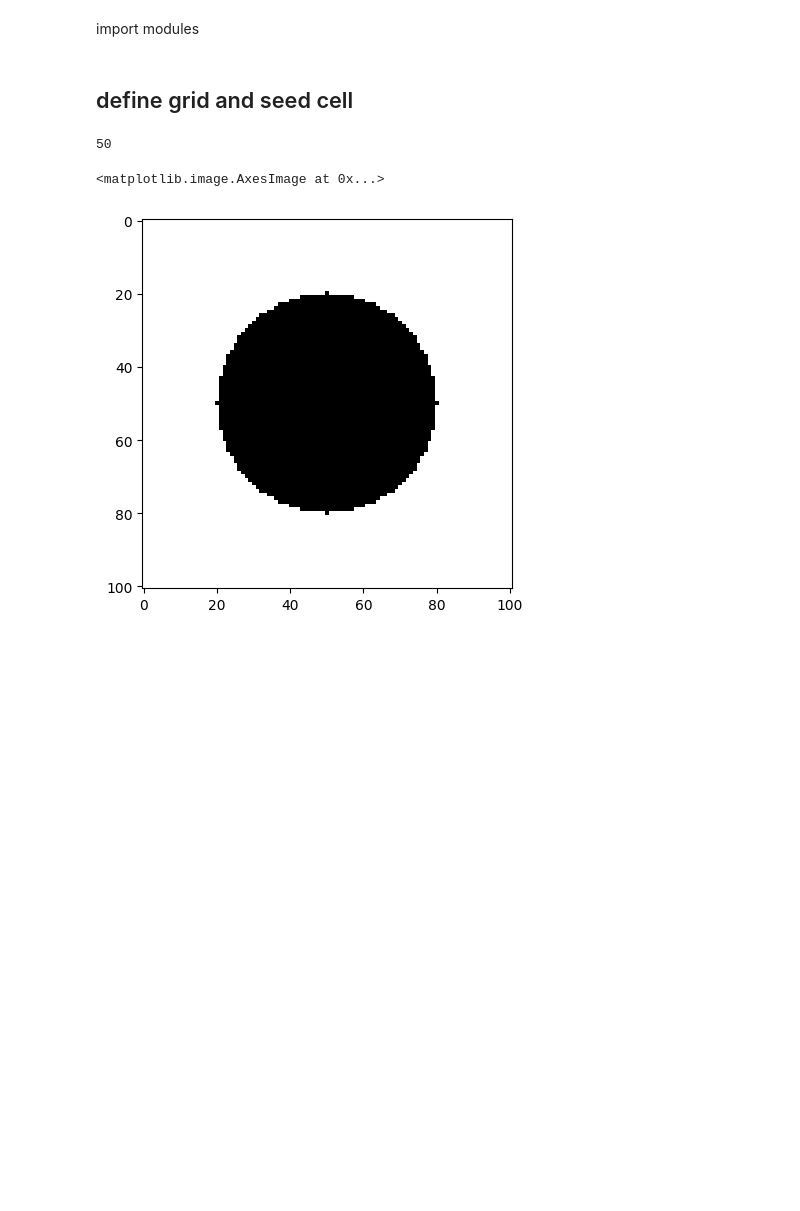
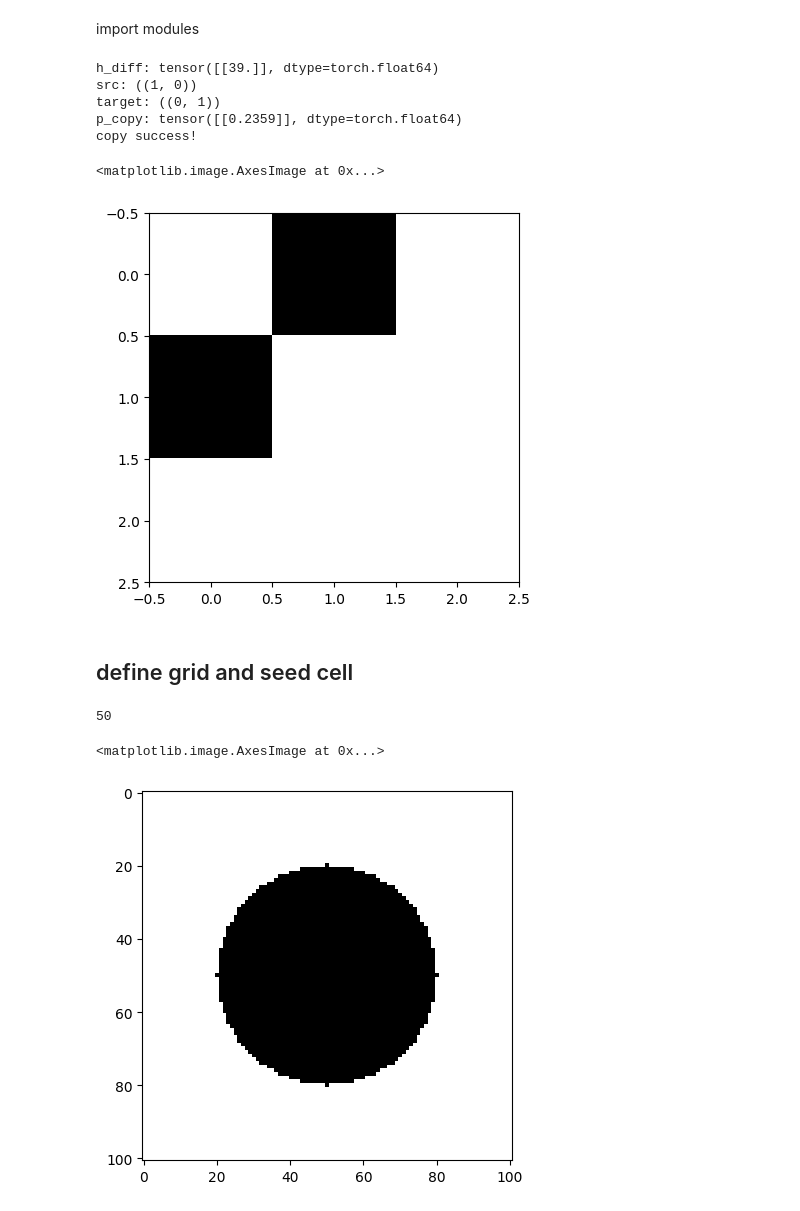
Before and after one commit to JanSchering/Thesis, a Jupyter notebook: cpm/CPM.ipynb, the cells around one changed output. Cells and saved outputs as stored; diff of their text form; code cells hidden in the pictures; blank space fills up the shorter version.

```diff
--- a/cpm/CPM.ipynb
+++ b/cpm/CPM.ipynb
@@ -8,6 +8,38 @@ import math
 import time
 from IPython import display
 from model import model
+# %%
+cell_bg_adhesion = 1
+target_volume = 3
+vol_scaling = 1
+target_perimeter = 8
+perim_scaling = 1
+temperature = 27
+
+cell_params = {
+    "cell_id": 1,
+    "adhesion_penalties": {
+        0: cell_bg_adhesion
+    },
+    "target_volume": target_volume,
+    "vol_scaling": vol_scaling,
+    "target_perimeter": target_perimeter,
+    "perim_scaling": perim_scaling
+}
+
+grid = t.zeros((1, 3, 3))
+grid[0,1,:] = 1
+# %%
+grid = model(grid, [cell_params], temperature=temperature)
+plt.imshow(grid[0], cmap="Greys", interpolation="nearest", vmin=0, vmax=1)
+# %% [output]
+h_diff: tensor([[39.]], dtype=torch.float64)
+src: ((1, 0))
+target: ((0, 1))
+p_copy: tensor([[0.2359]], dtype=torch.float64)
+copy success!
+<matplotlib.image.AxesImage at 0x...>
+[figure, added]
 # %% [markdown]
 ## define grid and seed cell
 # %%
```
Also changed, not shown: 3 other files.
